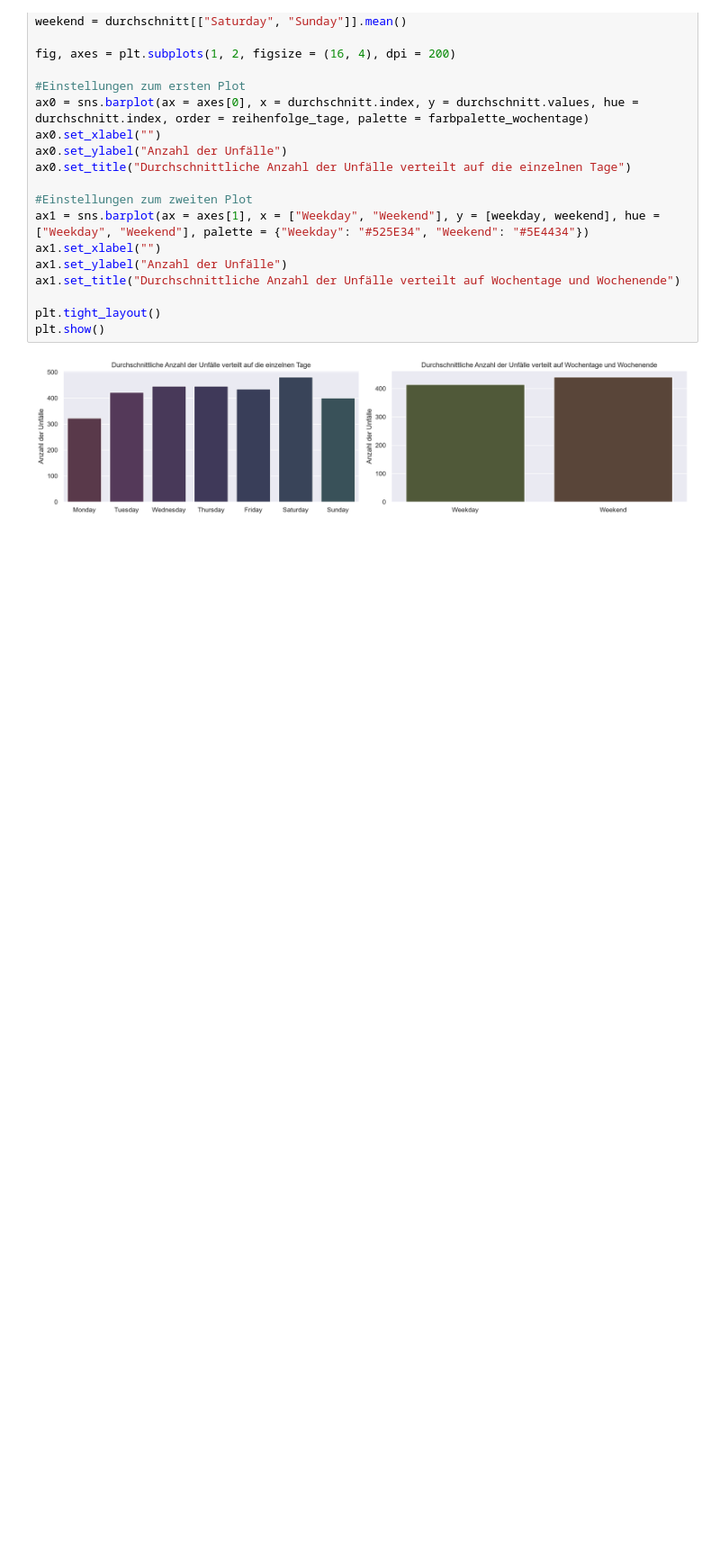
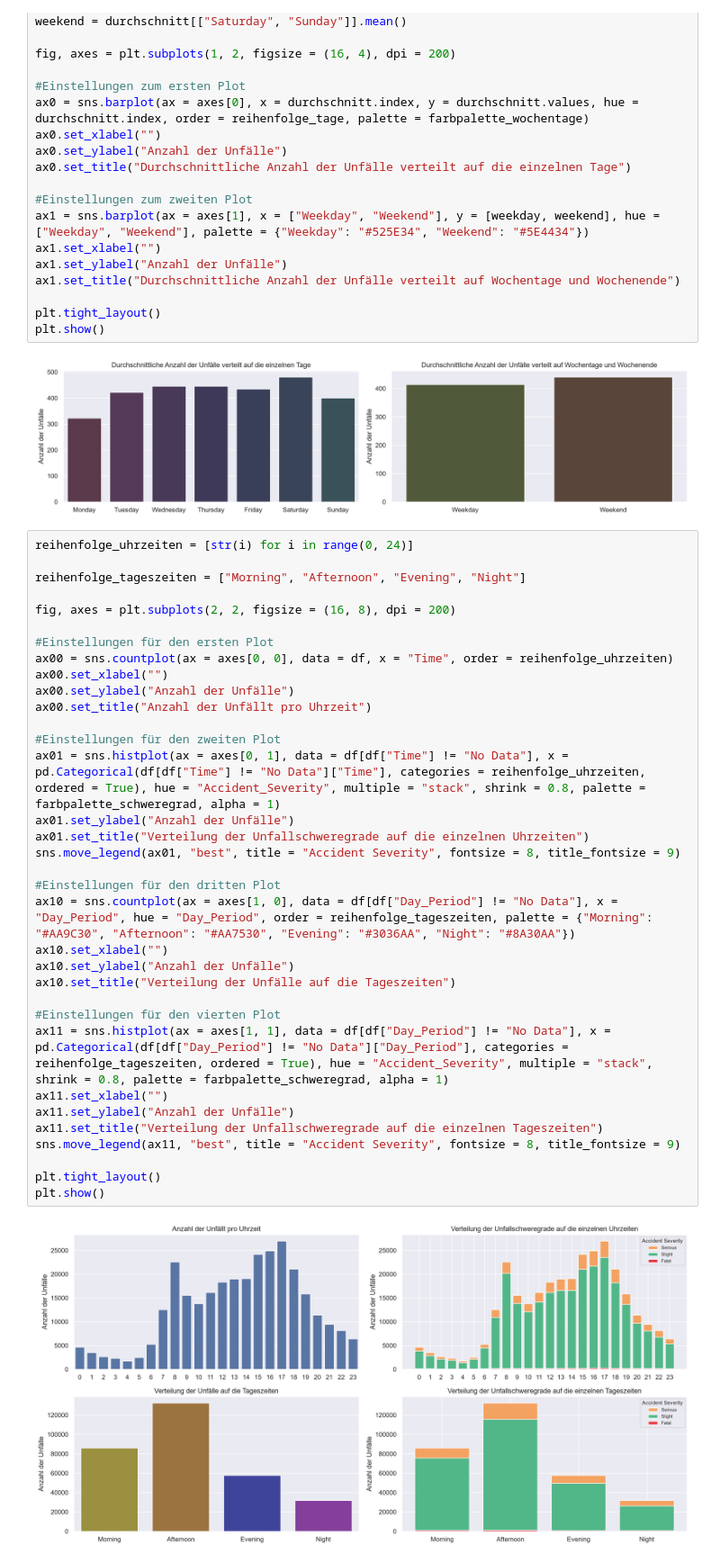
Before and after one commit to DamianM0N/Road-Accident-Dataset-deskriptive-Analyse, a Jupyter notebook: Projekt.ipynb, the cells around one changed output. Shown at 90% size. Cells and saved outputs as stored; diff of their text form; blank space fills up the shorter version.

```diff
--- a/Projekt.ipynb
+++ b/Projekt.ipynb
@@ -633,3 +633,39 @@ plt.tight_layout()
 plt.show()
 # %% [output]
 [figure]
+# %%
+reihenfolge_uhrzeiten = [str(i) for i in range(0, 24)]
+
+reihenfolge_tageszeiten = ["Morning", "Afternoon", "Evening", "Night"]
+
+fig, axes = plt.subplots(2, 2, figsize = (16, 8), dpi = 200)
+
+#Einstellungen für den ersten Plot
+ax00 = sns.countplot(ax = axes[0, 0], data = df, x = "Time", order = reihenfolge_uhrzeiten)
+ax00.set_xlabel("")
+ax00.set_ylabel("Anzahl der Unfälle")
+ax00.set_title("Anzahl der Unfällt pro Uhrzeit")
+
+#Einstellungen für den zweiten Plot
+ax01 = sns.histplot(ax = axes[0, 1], data = df[df["Time"] != "No Data"], x = pd.Categorical(df[df["Time"] != "No Data"]["Time"], categories = reihenfolge_uhrzeiten, ordered = True), hue = "Accident_Severity", multiple = "stack", shrink = 0.8, palette = farbpalette_schweregrad, alpha = 1)
+ax01.set_ylabel("Anzahl der Unfälle")
+ax01.set_title("Verteilung der Unfallschweregrade auf die einzelnen Uhrzeiten")
+sns.move_legend(ax01, "best", title = "Accident Severity", fontsize = 8, title_fontsize = 9)
+
+#Einstellungen für den dritten Plot
+ax10 = sns.countplot(ax = axes[1, 0], data = df[df["Day_Period"] != "No Data"], x = "Day_Period", hue = "Day_Period", order = reihenfolge_tageszeiten, palette = {"Morning": "#AA9C30", "Afternoon": "#AA7530", "Evening": "#3036AA", "Night": "#8A30AA"})
+ax10.set_xlabel("")
+ax10.set_ylabel("Anzahl der Unfälle")
+ax10.set_title("Verteilung der Unfälle auf die Tageszeiten")
+
+#Einstellungen für den vierten Plot
+ax11 = sns.histplot(ax = axes[1, 1], data = df[df["Day_Period"] != "No Data"], x = pd.Categorical(df[df["Day_Period"] != "No Data"]["Day_Period"], categories = reihenfolge_tageszeiten, ordered = True), hue = "Accident_Severity", multiple = "stack", shrink = 0.8, palette = farbpalette_schweregrad, alpha = 1)
+ax11.set_xlabel("")
+ax11.set_ylabel("Anzahl der Unfälle")
+ax11.set_title("Verteilung der Unfallschweregrade auf die einzelnen Tageszeiten")
+sns.move_legend(ax11, "best", title = "Accident Severity", fontsize = 8, title_fontsize = 9)
+
+plt.tight_layout()
+plt.show()
+# %% [output]
+[figure, added]
```
Also changed, not shown: parts of 5 cells of this notebook.
